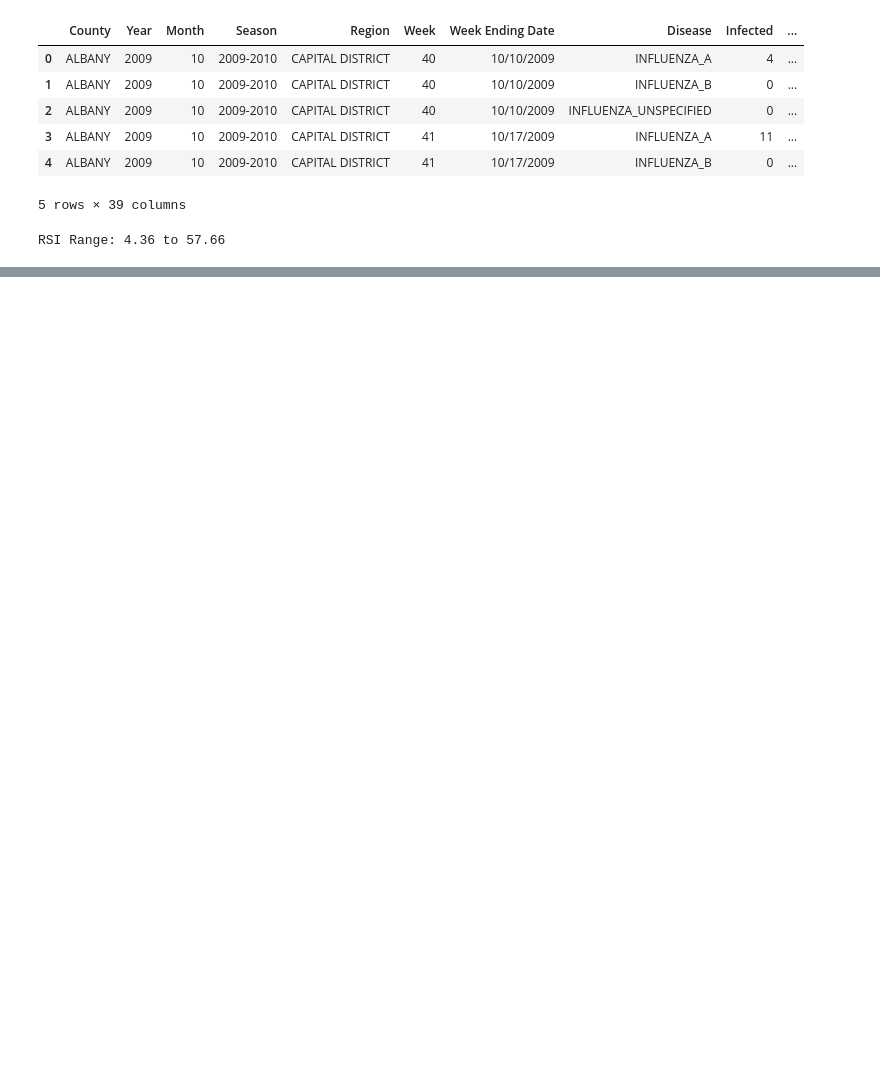
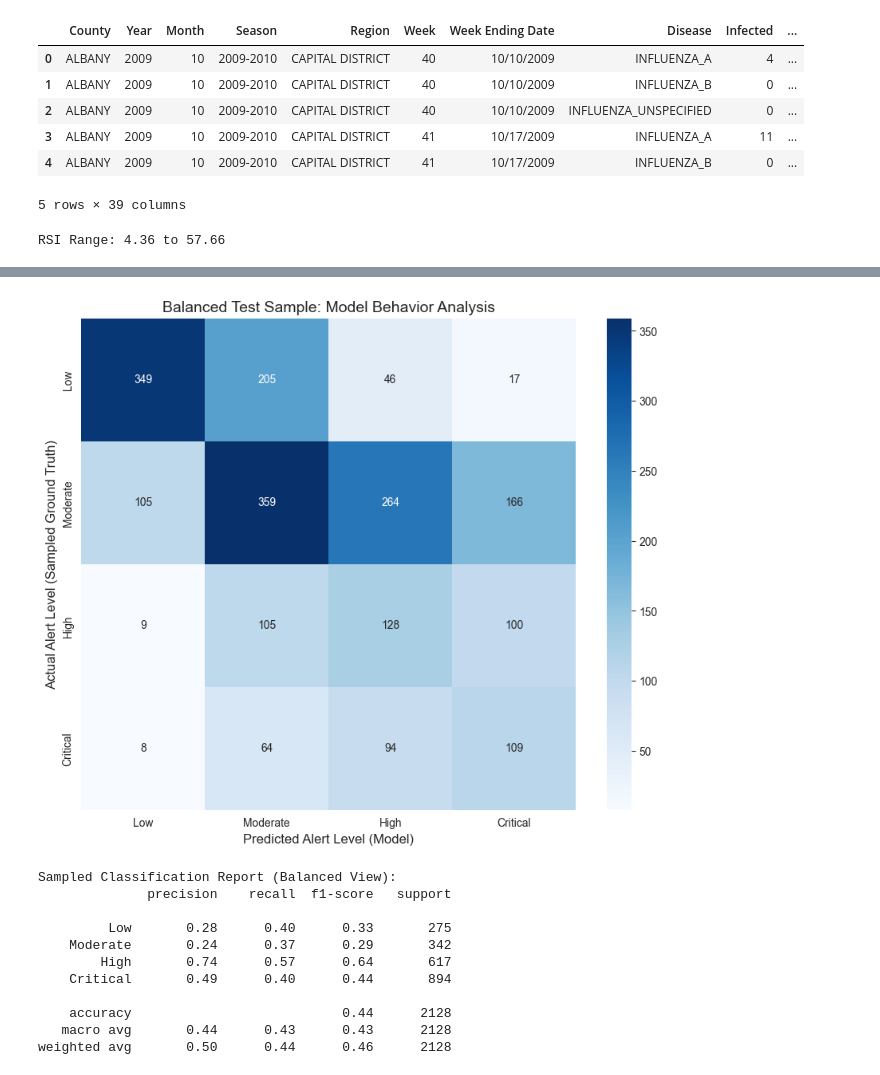
Before and after one commit to gabrielolafs/ds3010-final, a Jupyter notebook: Modeling.ipynb, the cells around one changed output, grey strips where cells are left out. Saved outputs shown, nothing was run; the diff lists cells and outputs as text; code cells hidden in the pictures; blank space fills up the shorter version.

```diff
--- a/Modeling.ipynb
+++ b/Modeling.ipynb
@@ -193,0 +313,59 @@ weighted avg       0.84      0.32      0.43     11397
+# %%
+# 1. Separate the results by their ACTUAL labels
+# (We use results_clean since you already handled NaNs there)
+df_critical = results_clean[results_clean['actual_alert_level'] == 'Critical']
+df_high = results_clean[results_clean['actual_alert_level'] == 'High']
+df_moderate = results_clean[results_clean['actual_alert_level'] == 'Moderate']
+df_low = results_clean[results_clean['actual_alert_level'] == 'Low']
+
+# 2. Determine a sample size
+# To see a clear 'scientific' view, let's match the number of Lows to the number of Highs/Criticals
+# This removes the 5000+ Lows that squeeze your heatmap
+sample_size = len(df_high) + len(df_critical)
+
+# 3. Create the balanced subset
+# We take all the rare cases and a 'human-readable' amount of the common ones
+results_sampled = pd.concat([
+    df_critical,
+    df_high,
+    df_moderate,
+    df_low.sample(n=min(len(df_low), sample_size), random_state=42)
+])
+
+# 4. Generate the Sampled Confusion Matrix
+cm_sampled = confusion_matrix(
+    results_sampled['actual_alert_level'],
+    results_sampled['alert_level'],
+    labels=labels
+)
+
+# 5. Plot the Heatmap
+plt.figure(figsize=(10, 8))
+sns.heatmap(cm_sampled, annot=True, fmt='d', cmap='Blues', # Use Blue to distinguish from the 'Real' report
+            xticklabels=labels, yticklabels=labels)
+
+plt.title('Balanced Test Sample: Model Behavior Analysis', fontsize=14)
+plt.xlabel('Predicted Alert Level (Model)', fontsize=12)
+plt.ylabel('Actual Alert Level (Sampled Ground Truth)', fontsize=12)
+plt.show()
+
+# 6. Summary Statistics for the Sample
+print("Sampled Classification Report (Balanced View):")
+print(classification_report(
+    results_sampled['actual_alert_level'],
+    results_sampled['alert_level'],
+    target_names=labels
+))
+# %% [output]
+[figure, added]
+Sampled Classification Report (Balanced View):
+              precision    recall  f1-score   support
+
+         Low       0.28      0.40      0.33       275
+    Moderate       0.24      0.37      0.29       342
+        High       0.74      0.57      0.64       617
+    Critical       0.49      0.40      0.44       894
+
+    accuracy                           0.44      2128
+   macro avg       0.44      0.43      0.43      2128
+weighted avg       0.50      0.44      0.46      2128
```
Also changed, not shown: parts of 10 cells of this notebook.
